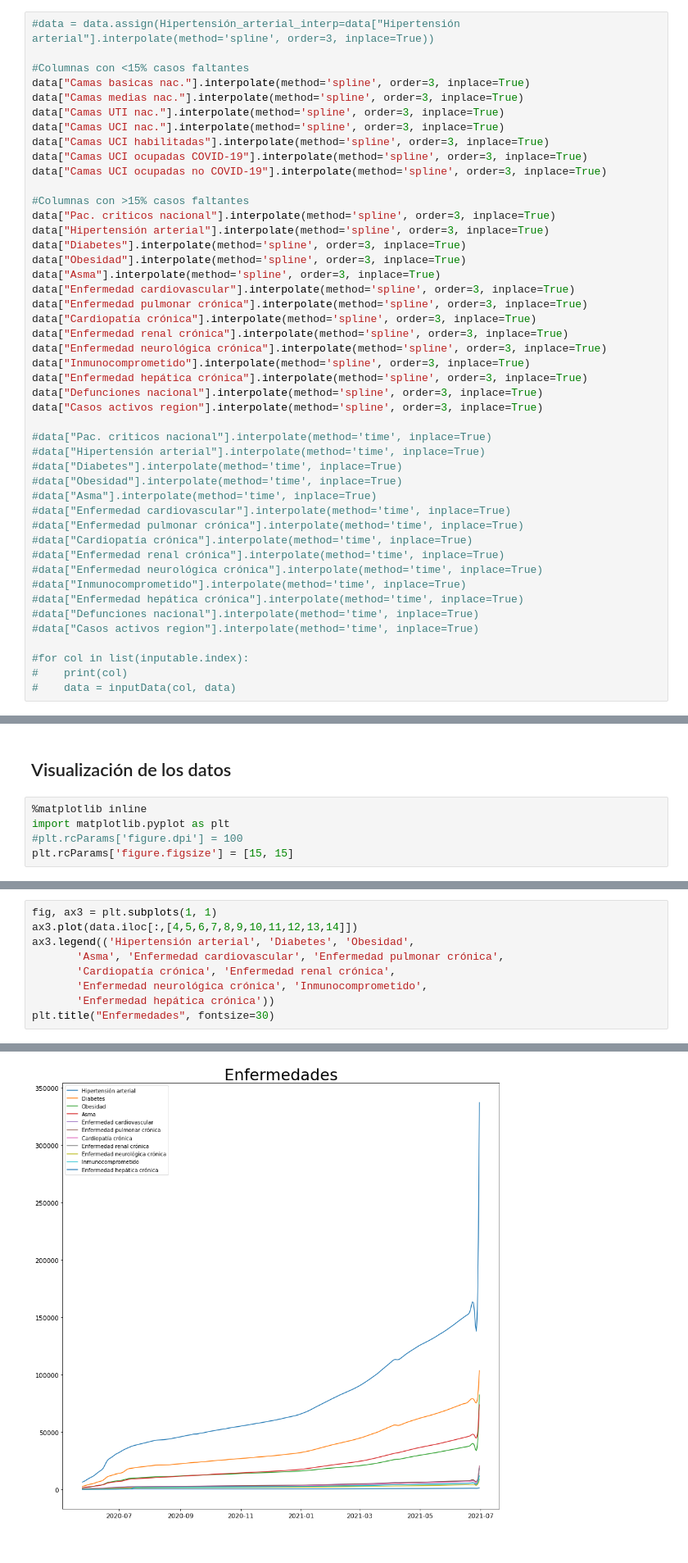
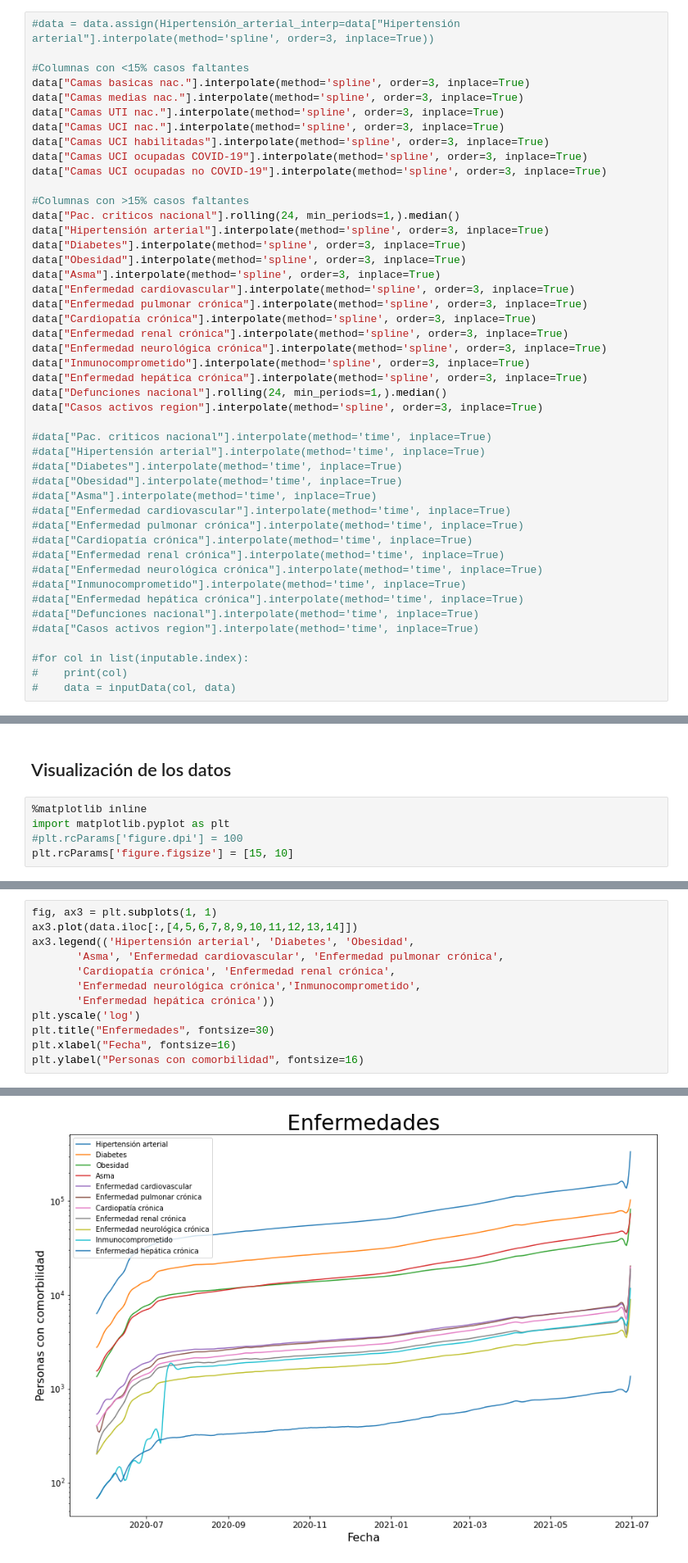
Before and after one commit to ncarf/prediction-uci, a Jupyter notebook: Prediction_UCI.ipynb, the cells around one changed output, grey strips where cells are left out. Shown at 82% size. Drawn from its saved outputs; the diff is of its cells as text.

```diff
--- a/Prediction_UCI.ipynb
+++ b/Prediction_UCI.ipynb
@@ -244,7 +279,7 @@ data["Camas UCI ocupadas COVID-19"].interpolate(method='spline', order=3, inplac
 data["Camas UCI ocupadas no COVID-19"].interpolate(method='spline', order=3, inplace=True)
 
 #Columnas con >15% casos faltantes
-data["Pac. criticos nacional"].interpolate(method='spline', order=3, inplace=True)
+data["Pac. criticos nacional"].rolling(24, min_periods=1,).median()
 data["Hipertensión arterial"].interpolate(method='spline', order=3, inplace=True)
 data["Diabetes"].interpolate(method='spline', order=3, inplace=True)
 data["Obesidad"].interpolate(method='spline', order=3, inplace=True)
@@ -256,7 +291,7 @@ data["Enfermedad renal crónica"].interpolate(method='spline', order=3, inplace=
 data["Enfermedad neurológica crónica"].interpolate(method='spline', order=3, inplace=True)
 data["Inmunocomprometido"].interpolate(method='spline', order=3, inplace=True)
 data["Enfermedad hepática crónica"].interpolate(method='spline', order=3, inplace=True)
-data["Defunciones nacional"].interpolate(method='spline', order=3, inplace=True)
+data["Defunciones nacional"].rolling(24, min_periods=1,).median()
 data["Casos activos region"].interpolate(method='spline', order=3, inplace=True)
 
 #data["Pac. criticos nacional"].interpolate(method='time', inplace=True)
@@ -334,7 +369,7 @@ data = data.loc['2020-05-25':]
 %matplotlib inline
 import matplotlib.pyplot as plt
 #plt.rcParams['figure.dpi'] = 100
-plt.rcParams['figure.figsize'] = [15, 15]
+plt.rcParams['figure.figsize'] = [15, 10]
 # %%
 fig, ax1 = plt.subplots(1, 1)
 ax1.plot(data.iloc[:,[0,1,2,3]])
@@ -359,7 +398,10 @@ ax3.plot(data.iloc[:,[4,5,6,7,8,9,10,11,12,13,14]])
 ax3.legend(('Hipertensión arterial', 'Diabetes', 'Obesidad',
        'Asma', 'Enfermedad cardiovascular', 'Enfermedad pulmonar crónica',
        'Cardiopatía crónica', 'Enfermedad renal crónica',
-       'Enfermedad neurológica crónica', 'Inmunocomprometido',
+       'Enfermedad neurológica crónica','Inmunocomprometido',
        'Enfermedad hepática crónica'))
+plt.yscale('log')
 plt.title("Enfermedades", fontsize=30)
+plt.xlabel("Fecha", fontsize=16)
+plt.ylabel("Personas con comorbilidad", fontsize=16)
 # %% [output]
@@ -367,4 +409,4 @@ Text(0.5, 1.0, 'Enfermedades')
-[figure, old version]
+[figure, new version]
 # %%
 fig, ax4 = plt.subplots(1, 1)
 ax4.plot(data.iloc[:,[19,20,21]])
```
Also changed, not shown: parts of 208 cells of this notebook.
